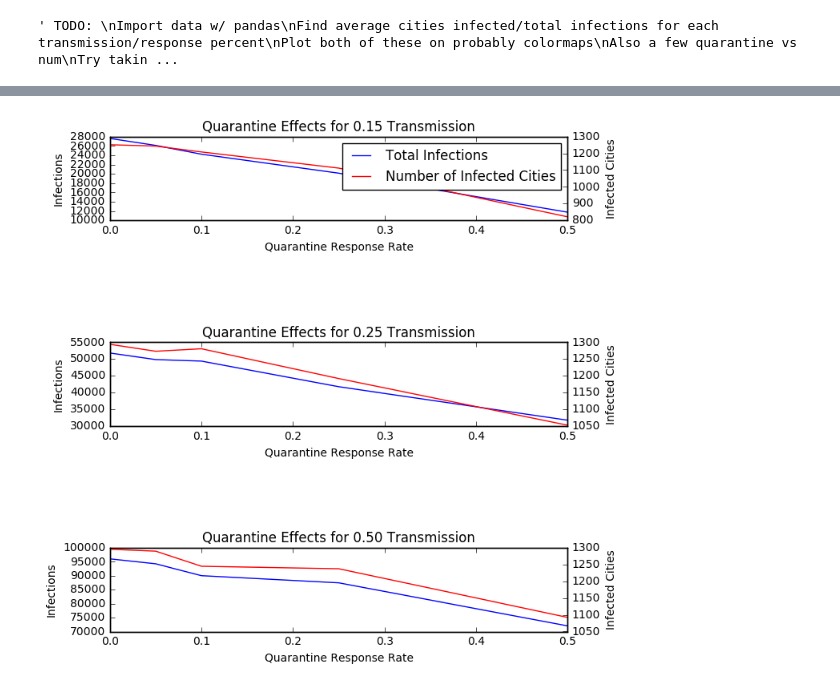
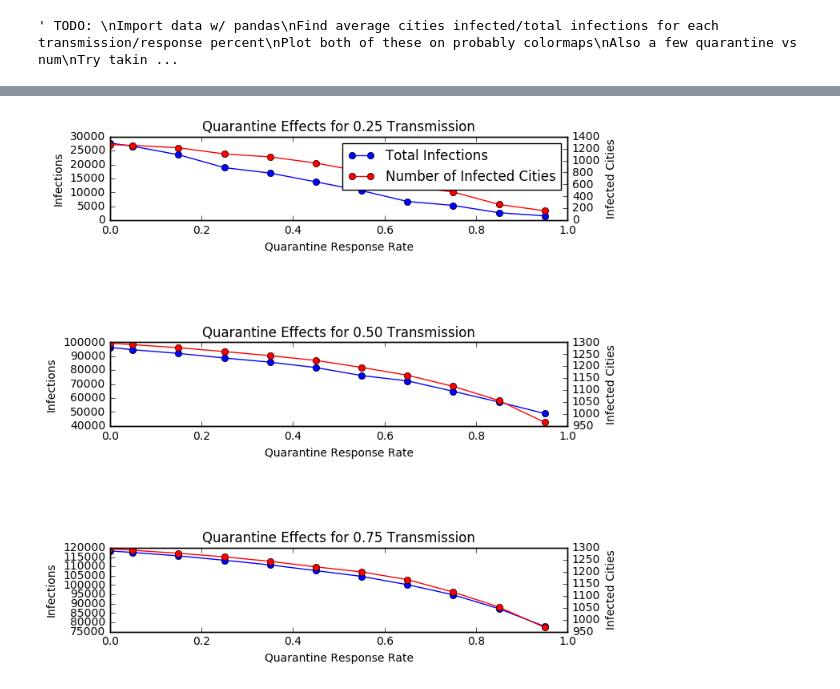
Before and after one commit to LucyWilcox/Plague, a Jupyter notebook: code/csv_plotting.ipynb, the cells around one changed output, grey strips where cells are left out. Cells and saved outputs as stored; diff of their text form; code cells hidden in the pictures.

```diff
--- a/code/csv_plotting.ipynb
+++ b/code/csv_plotting.ipynb
@@ -105,7 +86,7 @@ subplotting_wrapper([all_trans_15, all_trans_25, all_trans_50])
-# %%
-subplotting_wrapper([node_trans_15, node_trans_25, node_trans_50])
-# %% [output]
-[figure, removed]
+# %%
+subplotting_wrapper([hub_trans_15, hub_trans_50, hub_trans_75])
+# %% [output]
+[figure, added]
 # %%
 means_15 = all_quaran.loc[all_quaran.transmission == 0.15].groupby('quarantine').total_infections.mean()
 # %%
```
Also changed, not shown: parts of 30 cells of this notebook, 2 other files.
